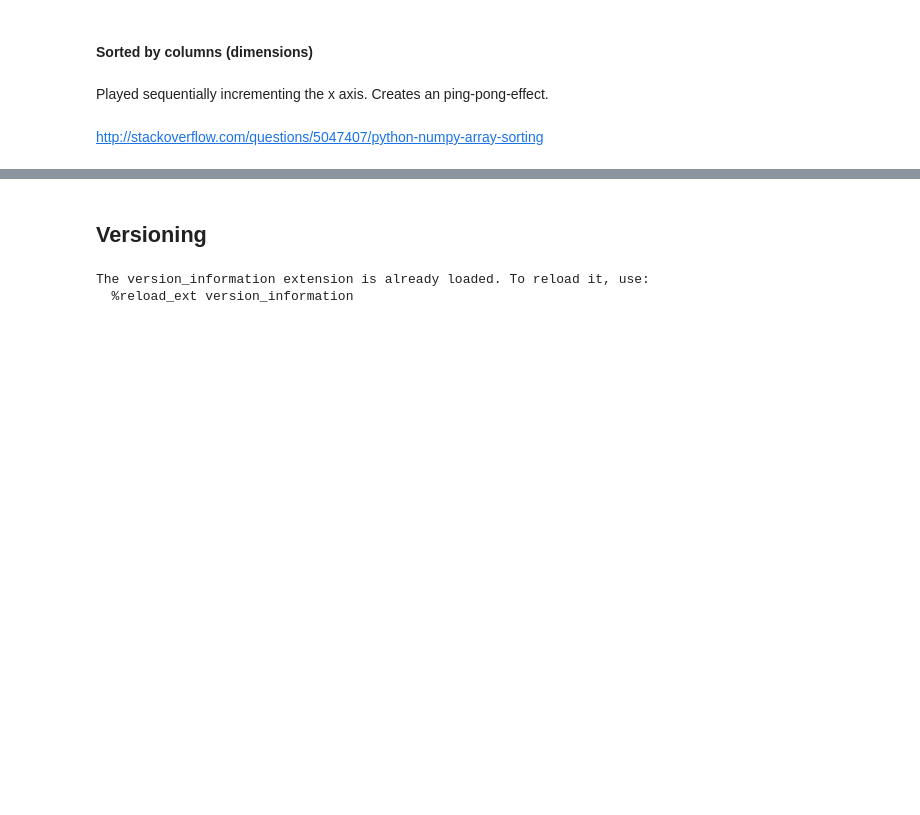
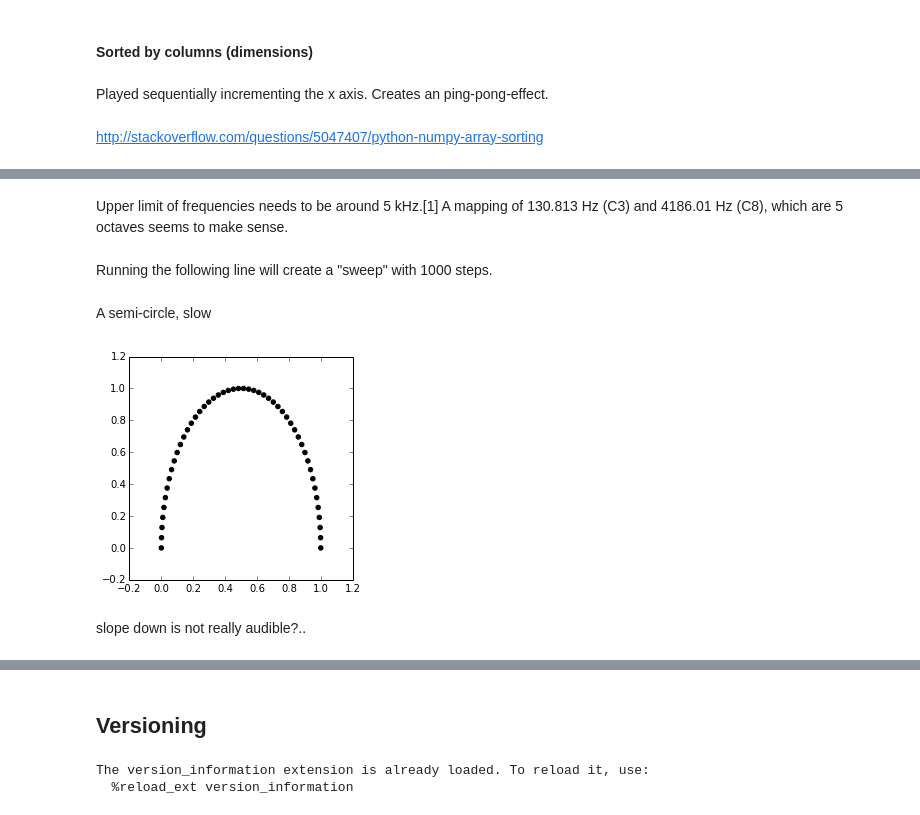
Before and after one commit to experimentalDataAesthetics/ipython_notes, a Jupyter notebook: Simple data sonification and tests with prepared data.ipynb, the cells around one changed output, grey strips where cells are left out. Cells and saved outputs as stored; diff of their text form; code cells hidden in the pictures; blank space fills up the shorter version.

```diff
--- a/Simple data sonification and tests with prepared data.ipynb
+++ b/Simple data sonification and tests with prepared data.ipynb
@@ -236,0 +231,4 @@ Are additional auditory information desirable? Additional synthdefs in Supercoll
+# %% [markdown]
+Upper limit of frequencies needs to be around 5 kHz.[1] A mapping of 130.813 Hz (C3) and 4186.01 Hz (C8), which are 5 octaves seems to make sense.
+# %% [markdown]
+Running the following line will create a "sweep" with 1000 steps.
@@ -236,0 +240,17 @@ Are additional auditory information desirable? Additional synthdefs in Supercoll
+# %% [markdown]
+A semi-circle, slow
+# %%
+data = CreateCircleArray(1, 50)
+data_all = (data - np.min(data, axis=0))/(np.max(data, axis=0) - np.min(data, axis=0))
+order = data_all[:, 0].argsort()
+data_sorted = np.take(data_all, order, 0)
+for i in range(np.asarray(data.shape)[0]): #read rows
+    for ii in range (np.asarray(data.shape)[1]): #read attribute in one row
+        oscgrain(130.813+(4186.01*data_sorted[i,ii]),1.5/np.asarray(data.shape)[1],0.03)
+    time.sleep(1.0) # this adds a break of 1000ms between the data points
+# %%
+PlotArray(data_sorted)
+# %% [output]
+[figure, added]
+# %% [markdown]
+slope down is not really audible?..
```
Also changed, not shown: parts of 23 cells of this notebook.
